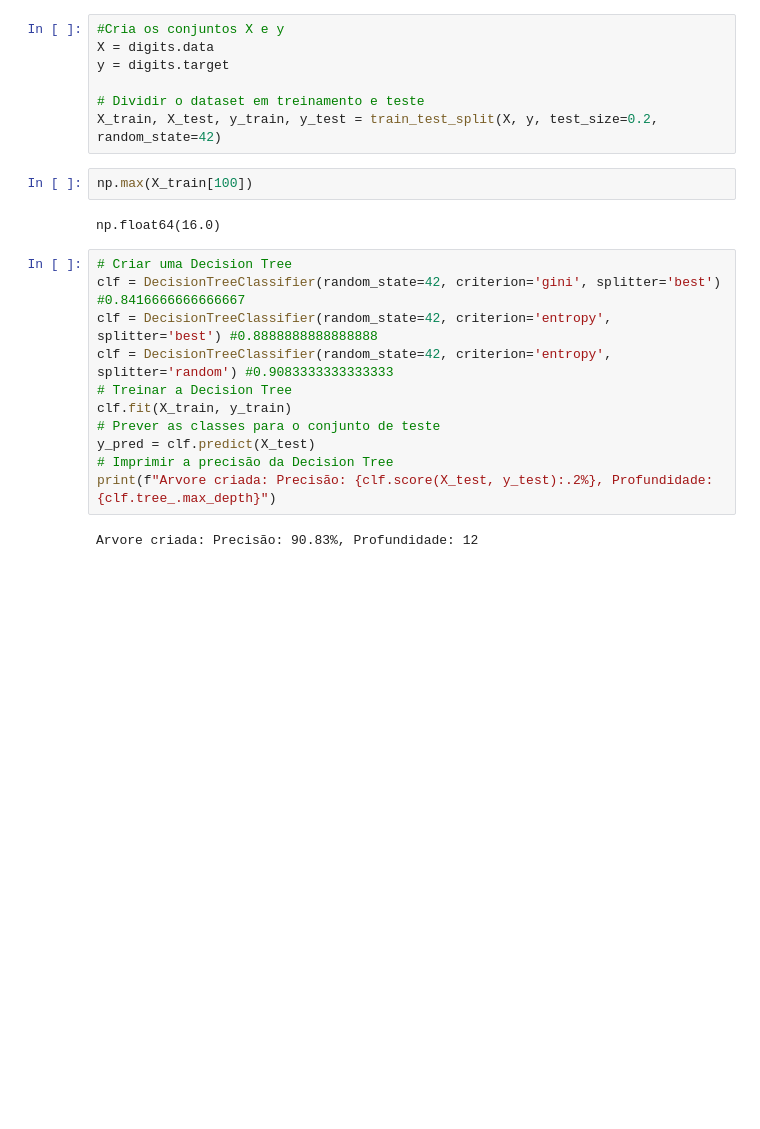
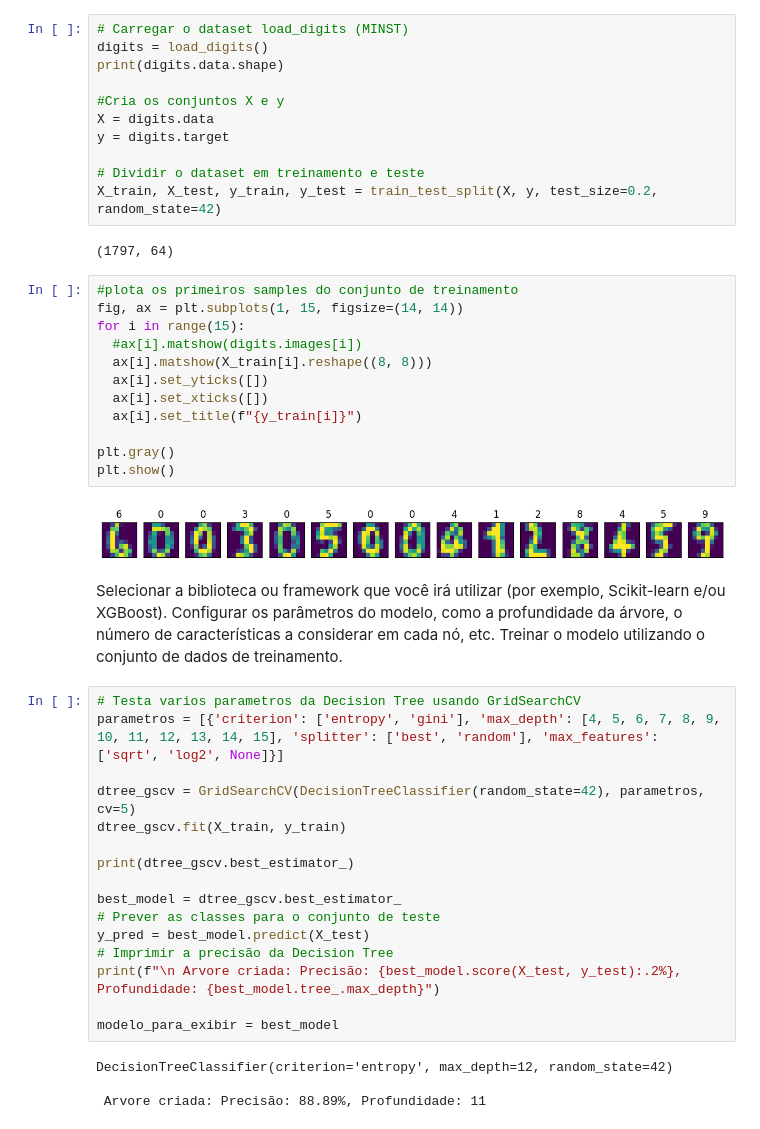
Before and after one commit to patriciapampanelli/mba-deeplearning-iad-006-2024-public, a Jupyter notebook: notebooks/IAD006_Arvores_Ensembles.ipynb, the cells around one changed output. Drawn from its saved outputs; the diff is of its cells as text; blank space fills up the shorter version.

```diff
--- a/notebooks/IAD006_Arvores_Ensembles.ipynb
+++ b/notebooks/IAD006_Arvores_Ensembles.ipynb
@@ -31,24 +26,51 @@ array([ 0.,  0.,  5., 13.,  9.,  1.,  0.,  0.,  0.,  0., 13., 15., 10.,
 # %%
+# Carregar o dataset load_digits (MINST)
+digits = load_digits()
+print(digits.data.shape)
+
 #Cria os conjuntos X e y
 X = digits.data
 y = digits.target
 
 # Dividir o dataset em treinamento e teste
 X_train, X_test, y_train, y_test = train_test_split(X, y, test_size=0.2, random_state=42)
+# %% [output]
+(1797, 64)
-# %%
-np.max(X_train[100])
-# %% [output]
-np.float64(16.0)
+# %%
+#plota os primeiros samples do conjunto de treinamento
+fig, ax = plt.subplots(1, 15, figsize=(14, 14))
+for i in range(15):
+  #ax[i].matshow(digits.images[i])
+  ax[i].matshow(X_train[i].reshape((8, 8)))
+  ax[i].set_yticks([])
+  ax[i].set_xticks([])
+  ax[i].set_title(f"{y_train[i]}")
+
+plt.gray()
+plt.show()
+# %% [output]
+[figure, added]
+# %% [markdown]
+Selecionar a biblioteca ou framework que você irá utilizar (por exemplo, Scikit-learn e/ou XGBoost).
+Configurar os parâmetros do modelo, como a profundidade da árvore, o número de características a considerar em cada nó, etc.
+Treinar o modelo utilizando o conjunto de dados de treinamento.
 # %%
-# Criar uma Decision Tree
-clf = DecisionTreeClassifier(random_state=42, criterion='gini', splitter='best')  #0.8416666666666667
-clf = DecisionTreeClassifier(random_state=42, criterion='entropy', splitter='best') #0.8888888888888888
-clf = DecisionTreeClassifier(random_state=42, criterion='entropy', splitter='random') #0.9083333333333333
-# Treinar a Decision Tree
-clf.fit(X_train, y_train)
+# Testa varios parametros da Decision Tree usando GridSearchCV
+parametros = [{'criterion': ['entropy', 'gini'], 'max_depth': [4, 5, 6, 7, 8, 9, 10, 11, 12, 13, 14, 15], 'splitter': ['best', 'random'], 'max_features': ['sqrt', 'log2', None]}]
+
+dtree_gscv = GridSearchCV(DecisionTreeClassifier(random_state=42), parametros, cv=5)
+dtree_gscv.fit(X_train, y_train)
+
+print(dtree_gscv.best_estimator_)
+
+best_model = dtree_gscv.best_estimator_
 # Prever as classes para o conjunto de teste
-y_pred = clf.predict(X_test)
+y_pred = best_model.predict(X_test)
 # Imprimir a precisão da Decision Tree
-print(f"Arvore criada: Precisão: {clf.score(X_test, y_test):.2%}, Profundidade: {clf.tree_.max_depth}")
+print(f"\n Arvore criada: Precisão: {best_model.score(X_test, y_test):.2%}, Profundidade: {best_model.tree_.max_depth}")
+
+modelo_para_exibir = best_model
 # %% [output]
-Arvore criada: Precisão: 90.83%, Profundidade: 12
+DecisionTreeClassifier(criterion='entropy', max_depth=12, random_state=42)
+
+ Arvore criada: Precisão: 88.89%, Profundidade: 11
```
Also changed, not shown: parts of 18 cells of this notebook, 2 other files.
